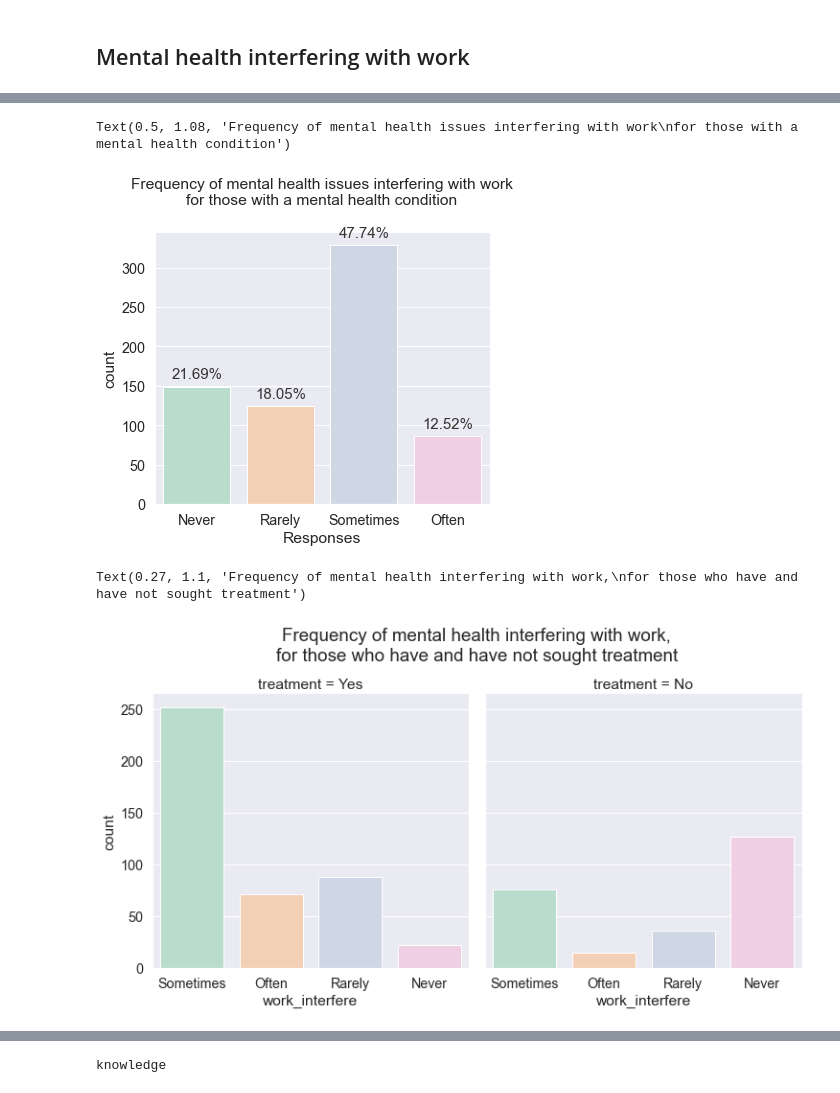
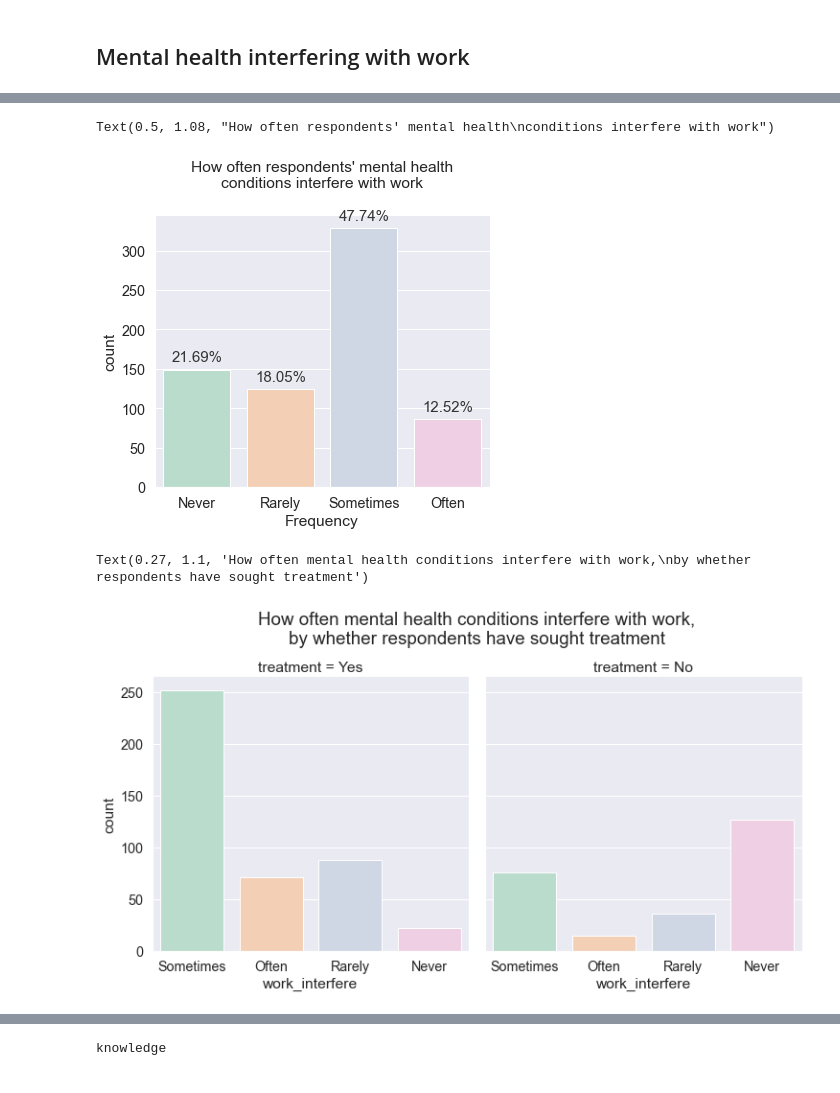
Before and after one commit to cltomiyama/MentalHealthSurvey_analysis, a Jupyter notebook: analysis/gale/analysis_notebook_gc.ipynb, the cells around one changed output, grey strips where cells are left out. Drawn from its saved outputs; the diff is of its cells as text; code cells hidden in the pictures.

Commit message:
Made graphs neater and completed description of how focused analysis was carried out

```diff
--- a/analysis/gale/analysis_notebook_gc.ipynb
+++ b/analysis/gale/analysis_notebook_gc.ipynb
@@ -341,14 +333,14 @@ treatment_interfere_index
 # %%
 fig, ax = plt.subplots(figsize=(6,5))
 g = sns.barplot(data=cond_interfere, x='work_interfere',y='count', order=sorted_freq_labels)
 
 pfg.rel_freq_label(g,0.1,10)
 
-plt.xlabel('Responses', y=0.9)
-g.set_title('Frequency of mental health issues interfering with work\nfor those with a mental health condition', y=1.08)
+plt.xlabel('Frequency', y=0.9)
+g.set_title("How often respondents' mental health\nconditions interfere with work", y=1.08)
 # %% [output]
-Text(0.5, 1.08, 'Frequency of mental health issues interfering with work\nfor those with a mental health condition')
+Text(0.5, 1.08, "How often respondents' mental health\nconditions interfere with work")
-[figure, old version]
+[figure, new version]
 # %%
 # reference: https://seaborn.pydata.org/generated/seaborn.catplot.html
 
@@ -356,10 +348,10 @@ g = sns.catplot(x="work_interfere", col="treatment", col_wrap=4,
                 data=mh_filtered_condition,
                 kind="count", height=5, aspect=1, row_order=sorted_freq_labels,
                 )
-g.fig.suptitle('Frequency of mental health interfering with work,\nfor those who have and have not sought treatment', x=0.27, y=1.1, size='large')
+g.fig.suptitle('How often mental health conditions interfere with work,\nby whether respondents have sought treatment', x=0.27, y=1.1)
 # %% [output]
-Text(0.27, 1.1, 'Frequency of mental health interfering with work,\nfor those who have and have not sought treatment')
+Text(0.27, 1.1, 'How often mental health conditions interfere with work,\nby whether respondents have sought treatment')
-[figure, old version]
+[figure, new version]
 # %%
 # another way to visualize work_interfere and treatment all at once
 
```
Also changed, not shown: parts of 21 cells of this notebook.
